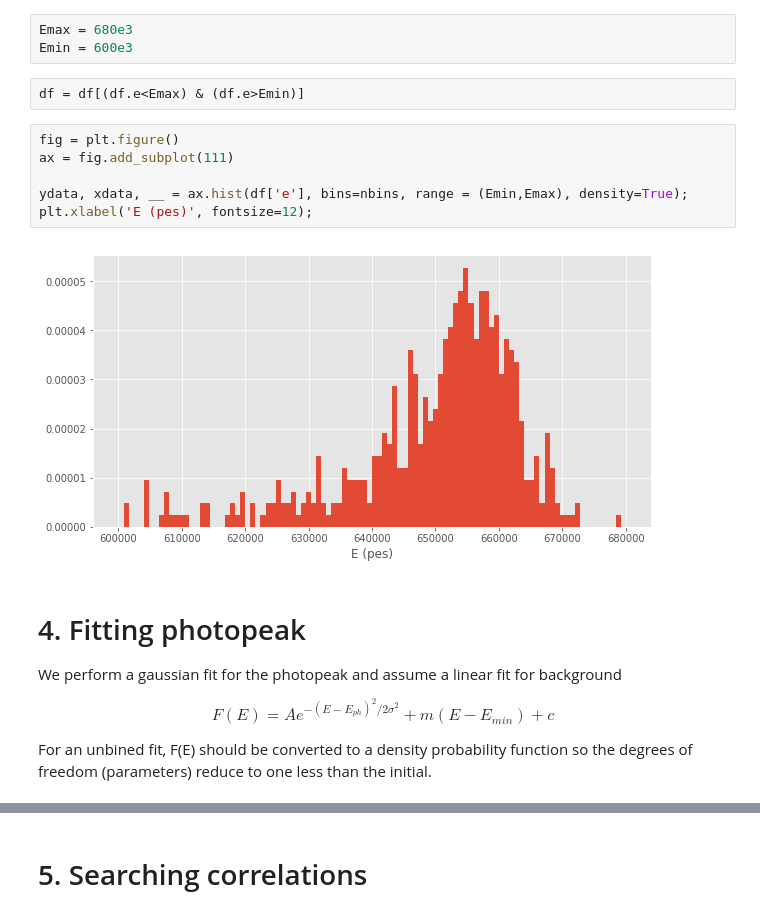
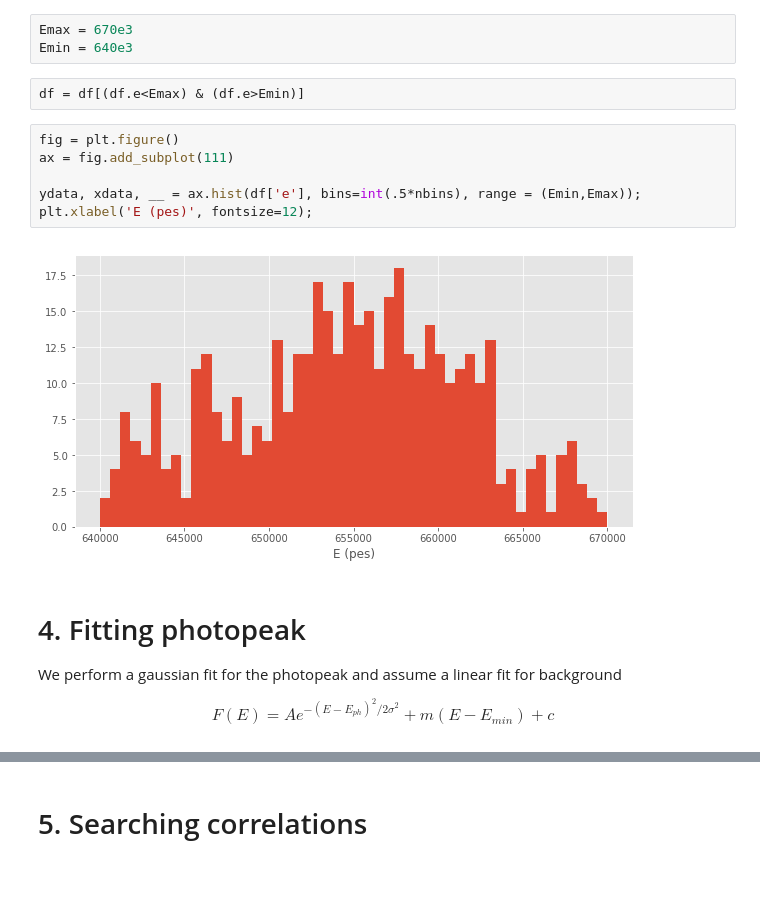
Before and after one commit to jahernando/CsThNB, a Jupyter notebook: temp/pmaps/Th_corrected_pmaps_analysis.ipynb, the cells around one changed output, grey strips where cells are left out. Drawn from its saved outputs; the diff is of its cells as text; blank space fills up the shorter version.

```diff
--- a/temp/pmaps/Th_corrected_pmaps_analysis.ipynb
+++ b/temp/pmaps/Th_corrected_pmaps_analysis.ipynb
@@ -49,23 +49,21 @@ plt.xlabel('Energy (pes)', fontsize=12);
 # %% [markdown]
 # 3. Select region
 # %%
-Emax = 680e3
-Emin = 600e3
+Emax = 670e3
+Emin = 640e3
 # %%
 df = df[(df.e<Emax) & (df.e>Emin)]
 # %%
 fig = plt.figure()
 ax = fig.add_subplot(111)
 
-ydata, xdata, __ = ax.hist(df['e'], bins=nbins, range = (Emin,Emax), density=True);
+ydata, xdata, __ = ax.hist(df['e'], bins=int(.5*nbins), range = (Emin,Emax));
 plt.xlabel('E (pes)', fontsize=12);
 # %% [output]
-[figure, old version]
+[figure, new version]
 # %% [markdown]
 # 4. Fitting photopeak
 
 We perform a gaussian fit for the photopeak and assume a linear fit for background
 
 $$F(E) = A e^{-(E-E_{ph})^2/2\sigma^2} + m(E-E_{min}) + c$$
-
-For an unbined fit, F(E) should be converted to a density probability function so the degrees of freedom (parameters) reduce to one less than the initial.
```
Also changed, not shown: parts of 19 cells of this notebook, 2 other files.
